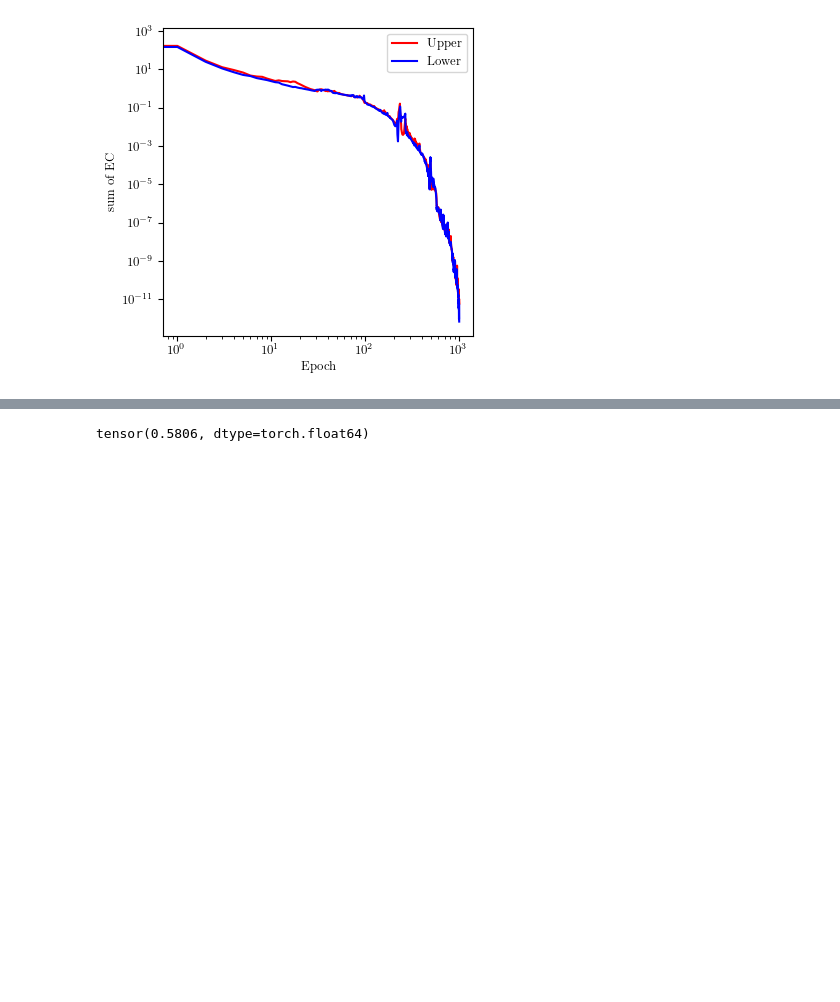
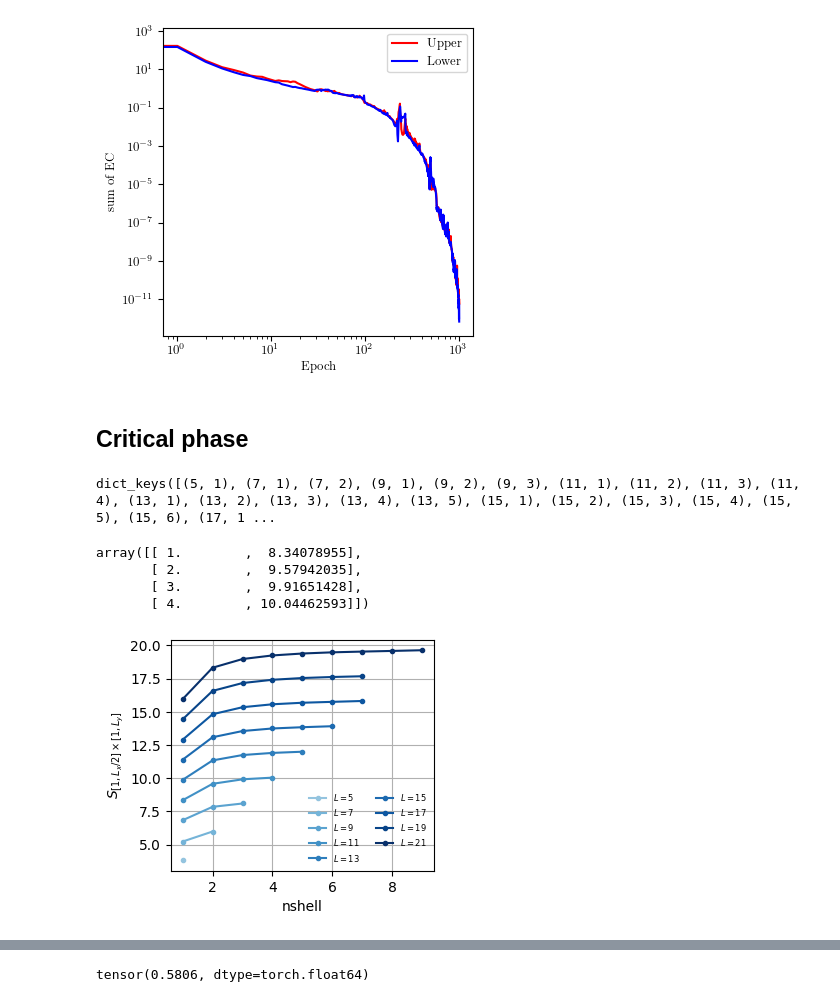
Before and after one commit to hainingpan/GTN, a Jupyter notebook: test_pytorch.ipynb, the cells around one changed output, grey strips where cells are left out. Cells and saved outputs as stored; diff of their text form; code cells hidden in the pictures; blank space fills up the shorter version.

```diff
--- a/test_pytorch.ipynb
+++ b/test_pytorch.ipynb
@@ -343,5 +130,0 @@ GPU Model: NVIDIA A100-PCIE-40GB
-# %%
-fig,ax=plt.subplots(figsize=(4,4))
-for n in range(1,7):
-    plot_chern([nu.cpu() for nu in nu_trivial_list[n]],ax=ax,label=f'n={n}')
-ax.legend()
@@ -351,5 +130,0 @@ ax.legend()
-# %%
-fig,ax=plt.subplots(figsize=(4,4))
-for n in range(1,7):
-    plot_chern([EE.cpu() for EE in EE_trivial_list[n]],ax=ax,label=f'n={n}')
-ax.legend()
@@ -753,3 +516,5 @@ ax.set_ylabel('sum of EC')
 # %% [output]
 Text(0, 0.5, 'sum of EC')
 [figure]
+# %% [markdown]
+## Critical phase
@@ -755,0 +535,45 @@ Text(0, 0.5, 'sum of EC')
+# %%
+rs_crit ={}
+L_list = range(5,23,2)
+mu_list = [2.]
+for mu in mu_list:
+    for L in L_list:
+        nshell_list = range(1,(L-1)//2)
+        for nshell in nshell_list:
+            try:
+                rs_crit[(L,nshell)] = torch.load(f'class_A_2D_L{L}_nshell{nshell}_mu{mu:.2f}_es10.pt', map_location='cpu')
+            except:
+                try:
+                    rs_crit[(L,nshell)] = torch.load(f'class_A_2D_L{L}_nshell{nshell}_mu{mu:.2f}_es5.pt', map_location='cpu')
+                except:
+                    pass
+# %%
+rs_crit.keys()
+# %% [output]
+dict_keys([(5, 1), (7, 1), (7, 2), (9, 1), (9, 2), (9, 3), (11, 1), (11, 2), (11, 3), (11, 4), (13, 1), (13, 2), (13, 3), (13, 4), (13, 5), (15, 1), (15, 2), (15, 3), (15, 4), (15, 5), (15, 6), (17, 1 ...
+# %%
+L=11
+
+np.array([(n,torch.tensor(rs_crit[(L,n)]['EE']).mean(axis=0)[-1].item()) for n in range(1,(L-1)//2) if (L,n) in rs_crit.keys()])
+# %% [output]
+array([[ 1.        ,  8.34078955],
+       [ 2.        ,  9.57942035],
+       [ 3.        ,  9.91651428],
+       [ 4.        , 10.04462593]])
+# %%
+fig,ax=plt.subplots(figsize=(3.4,3))
+color_list = iter(plt.cm.Blues(np.linspace(0.4,1,len(L_list))))
+for L in L_list:
+    data = np.array([(n,torch.tensor(rs_crit[(L,n)]['EE']).mean(axis=0)[-1].item()) for n in range(1,(L-1)//2) if (L,n) in rs_crit.keys()])
+    ax.plot(data[:,0],data[:,1],'.-',label=f'$L={L}$',color=next(color_list))
+ax.legend(ncols=2,frameon=False,fontsize=6)
+ax.grid()
+
+ax.set_xlabel('nshell')
+ax.set_ylabel(r'$S_{[1,L_x/2]\times [1,L_y]}$')
+
+# ax.set_xlim(None,8)
+
+fig.savefig('../Rp_SPTD/Fig/EE_nshell_mu2.pdf',bbox_inches='tight')
+# %% [output]
+[figure, added]
```
Also changed, not shown: parts of 59 cells of this notebook.
